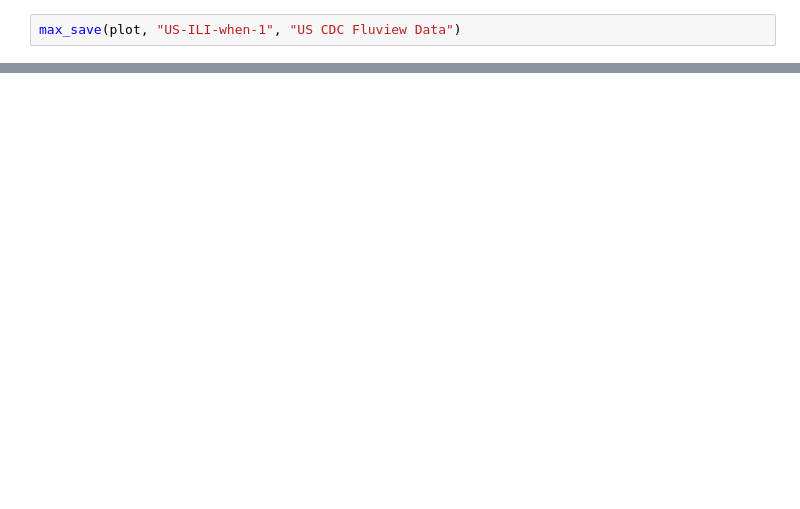
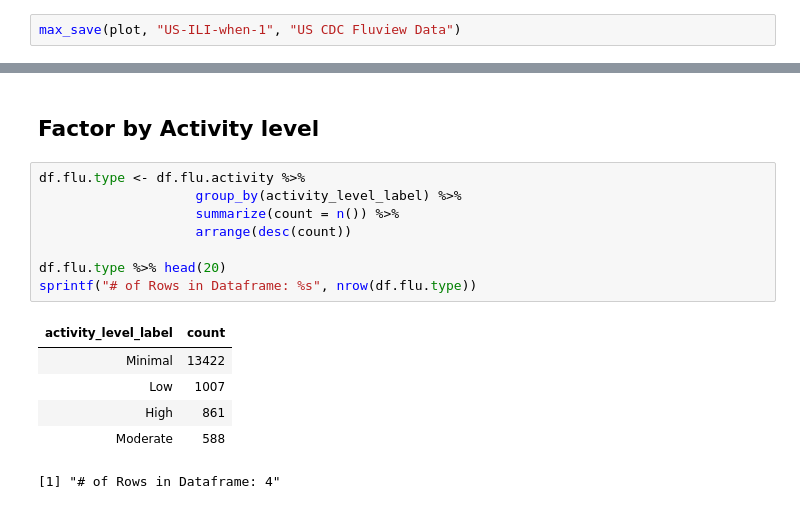
Before and after one commit to smrtnrd/data-exploration-influenza, a Jupyter notebook: influenza_data_nm.ipynb, the cells around one changed output, grey strips where cells are left out. Saved outputs shown, nothing was run; the diff lists cells and outputs as text; blank space fills up the shorter version.

```diff
--- a/influenza_data_nm.ipynb
+++ b/influenza_data_nm.ipynb
@@ -204,0 +282,17 @@ max_save(plot, "US-ILI-when-1", "US CDC Fluview Data")
+# %% [markdown]
+## Factor by Activity level
+# %%
+df.flu.type <- df.flu.activity %>%
+                    group_by(activity_level_label) %>%
+                    summarize(count = n()) %>%
+                    arrange(desc(count))
+
+df.flu.type %>% head(20)
+sprintf("# of Rows in Dataframe: %s", nrow(df.flu.type))
+# %% [output]
+| activity_level_label | count |
+| Minimal | 13422 |
+| Low | 1007 |
+| High | 861 |
+| Moderate | 588 |
+[1] "# of Rows in Dataframe: 4"
```
Also changed, not shown: parts of 7 cells of this notebook, 2 other files.
